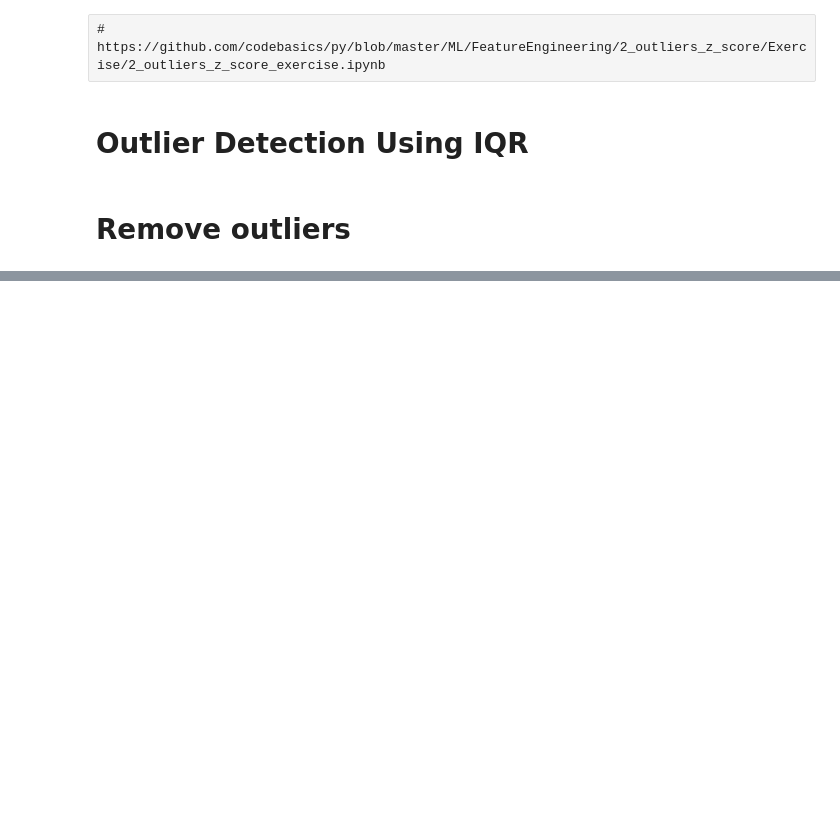
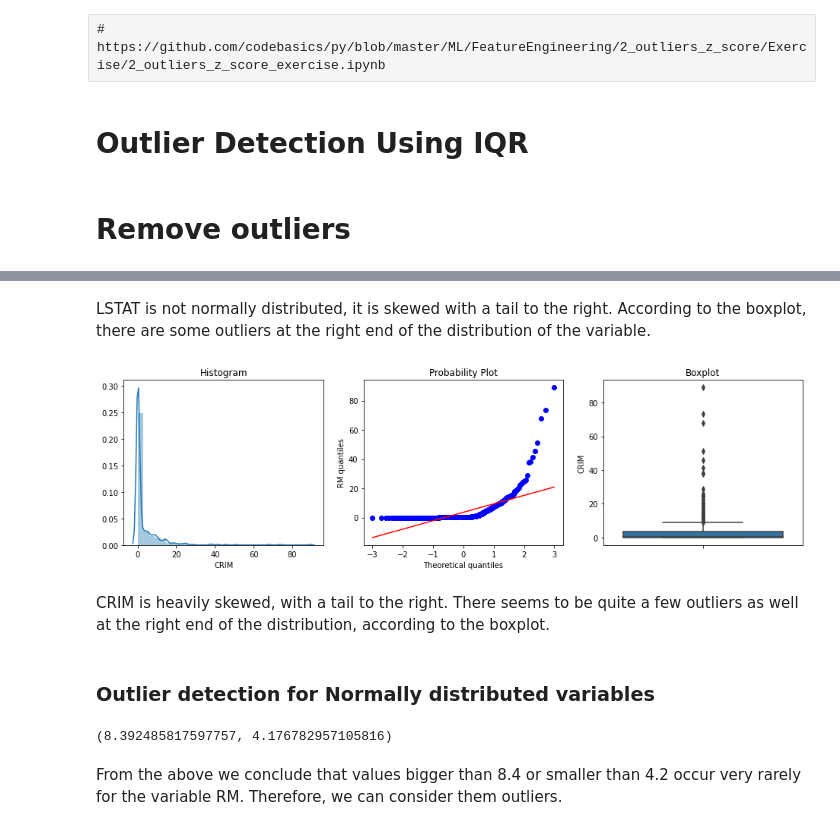
Before and after one commit to vigneshSs-07/Feature_Engineering, a Jupyter notebook: Outlier_Detection/Outlier_detection.ipynb, the cells around one changed output, grey strips where cells are left out. Cells and saved outputs as stored; diff of their text form; code cells hidden in the pictures; blank space fills up the shorter version.

```diff
--- a/Outlier_Detection/Outlier_detection.ipynb
+++ b/Outlier_Detection/Outlier_detection.ipynb
@@ -252,0 +366,10 @@ df_no_outlier
+# %% [markdown]
+LSTAT is not normally distributed, it is skewed with a tail to the right. According to the boxplot, there are some outliers at the right end of the distribution of the variable.
+# %%
+diagnostic_plots(boston, 'CRIM')
+# %% [output]
+[figure, added]
+# %% [markdown]
+CRIM is heavily skewed, with a tail to the right. There seems to be quite a few outliers as well at the right end of the distribution, according to the boxplot.
+# %% [markdown]
+### Outlier detection for Normally distributed variables
@@ -252,0 +386,8 @@ df_no_outlier
+# %%
+# calculate boundaries for RM
+upper_boundary, lower_boundary = find_normal_boundaries(boston, 'RM')
+upper_boundary, lower_boundary
+# %% [output]
+(8.392485817597757, 4.176782957105816)
+# %% [markdown]
+From the above we conclude that values bigger than 8.4 or smaller than 4.2 occur very rarely for the variable RM. Therefore, we can consider them outliers.
```
Also changed, not shown: parts of 19 cells of this notebook, 9 other files.
